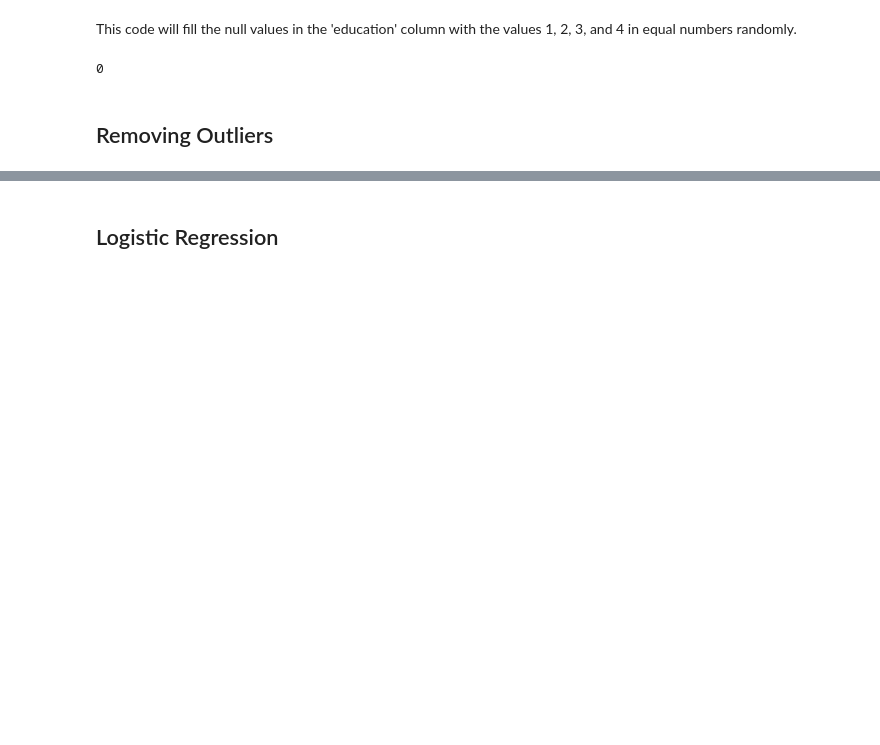
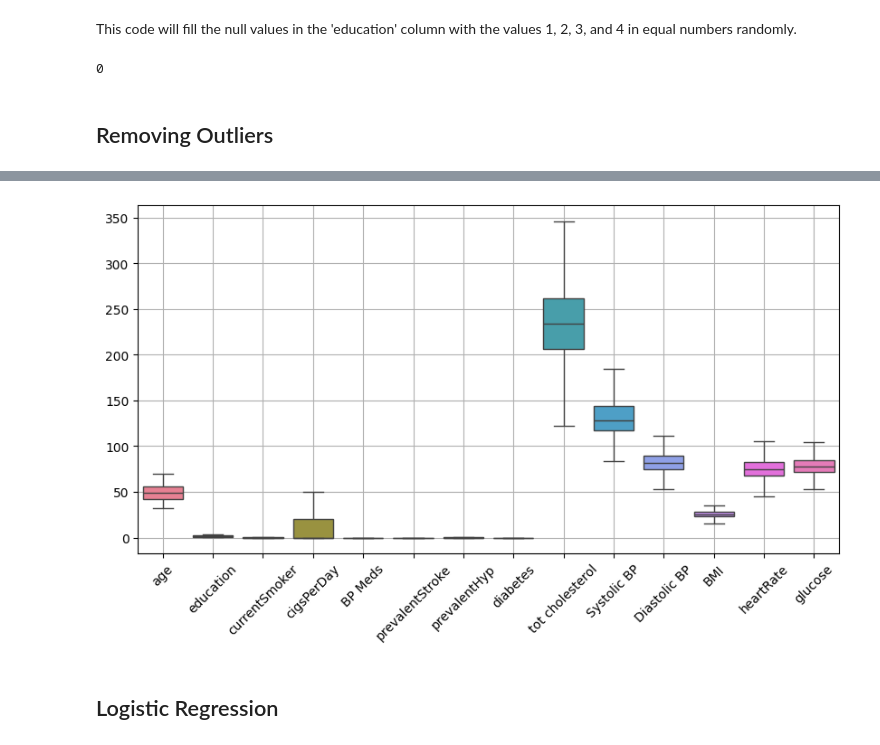
Before and after one commit to anirudhsardiwal/heart-attack-prediction-app, a Jupyter notebook: Heart-attack-prediction-model.ipynb, the cells around one changed output, grey strips where cells are left out. Cells and saved outputs as stored; diff of their text form; code cells hidden in the pictures; blank space fills up the shorter version.

```diff
--- a/Heart-attack-prediction-model.ipynb
+++ b/Heart-attack-prediction-model.ipynb
@@ -100,2 +102,5 @@ df.fillna({'Gender': df['Gender'].mode}, inplace=True)
+# %%
+for col in cols_to_convert:
+    df[col] = df[col].astype('int')
 # %% [markdown]
 ## Removing Outliers
@@ -115,8 +116,15 @@ def remove_outlier(col):
     upper_range= Q3+(1.5 * IQR)
     return lower_range, upper_range
 # %%
-for column in df.columns:
-    if df[column].dtype != 'object':
-        lr,ur=remove_outlier(df[column])
-        df[column]=np.where(df[column]>ur,ur,df[column])
-        df[column]=np.where(df[column]<lr,lr,df[column])
+for column in X.columns:
+    if X[column].dtype != 'object':
+        lr,ur=remove_outlier(X[column])
+        X[column]=np.where(X[column]>ur,ur,X[column])
+        X[column]=np.where(X[column]<lr,lr,X[column])
+# %%
+cols_outliers = ['age','education','cigsPerDay','tot cholesterol','Systolic BP','Diastolic BP','BMI','heartRate','glucose']
+# %%
+for column in cols_outliers:
+    lr,ur=remove_outlier(X[column])
+    X[column]=np.where(X[column]>ur,ur,X[column])
+    X[column]=np.where(X[column]<lr,lr,X[column])
@@ -123,3 +158,10 @@ for column in df.columns:
+# %%
+plt.figure(figsize=(10,5))
+sns.boxplot(data=X);
+plt.grid(True)
+plt.xticks(rotation=45);
+# %% [output]
+[figure, added]
 # %% [markdown]
 ## Logistic Regression
 # %%
```
Also changed, not shown: parts of 16 cells of this notebook.
